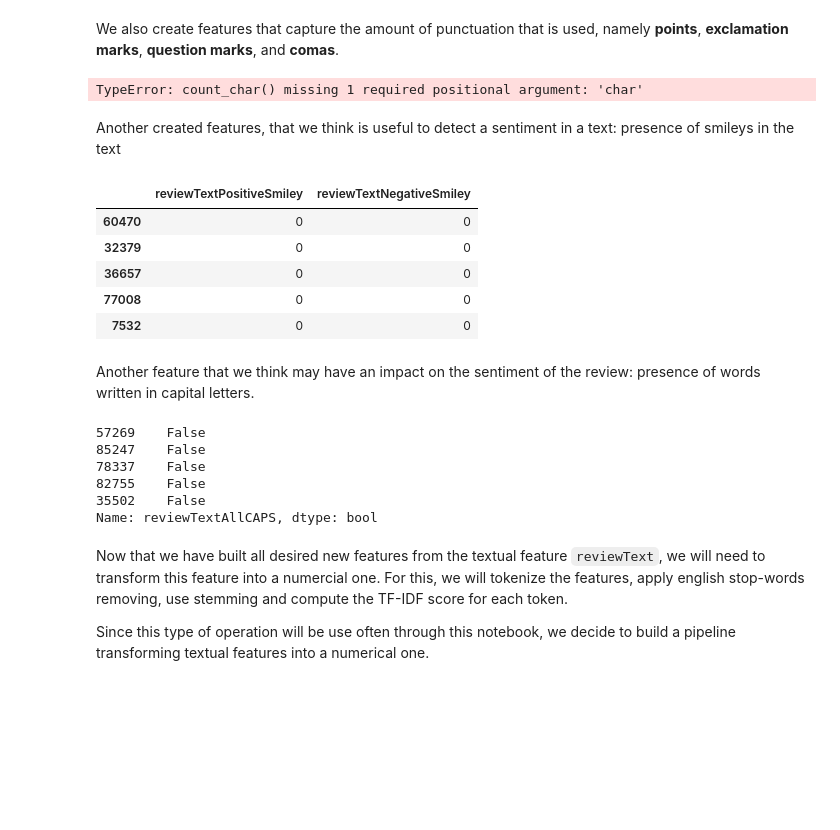
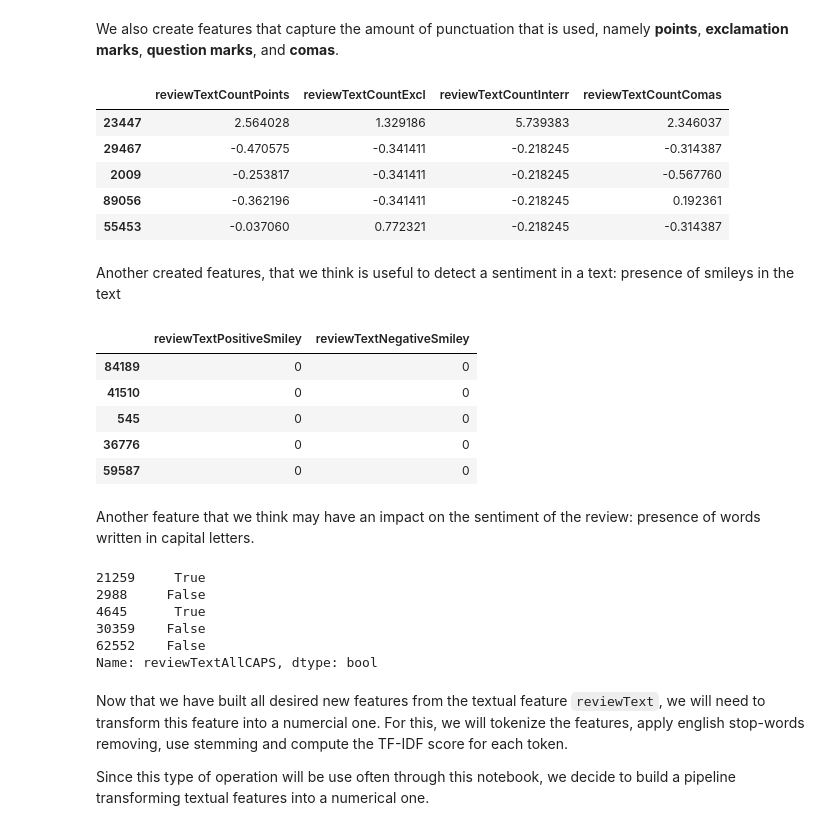
Before and after one commit to robich/dsfb, a Jupyter notebook: dsfb_project.ipynb, the cells around one changed output. Drawn from its saved outputs; the diff is of its cells as text; code cells hidden in the pictures; blank space fills up the shorter version.

```diff
--- a/dsfb_project.ipynb
+++ b/dsfb_project.ipynb
@@ -252,32 +249,37 @@ We also create features that capture the amount of punctuation that is used, nam
 # %%
 def count_char(row, char):
     return row.count(char)
 
 def createTextPunctuationFeatures(df, feature):
     df[feature+"CountPoints"] = df[feature].apply(count_char, args=("."))
     df[feature+"CountExcl"] = df[feature].apply(count_char, args=("!"))
     df[feature+"CountInterr"] = df[feature].apply(count_char, args=("?"))
     df[feature+"CountComas"] = df[feature].apply(count_char, args=(","))
 
 createTextPunctuationFeatures(df1, "reviewText")
 
 
 # Standardize all new features
 scalerCountPoints = StandardScaler()
 scalerCountExcl = StandardScaler()
 scalerCountInterr = StandardScaler()
 scalerCountComas = StandardScaler()
 
-df1.rtCountPoints = scalerCountPoints.fit_transform(df1.reviewTextCountPoints.values.reshape(-1,1))
-df1.rtCountExcl = scalerCountExcl.fit_transform(df1.reviewTextCountExcl.values.reshape(-1,1))
-df1.rtCountInterr = scalerCountInterr.fit_transform(df1.reviewTextCountInterr.values.reshape(-1,1))
-df1.rtCountComas = scalerCountComas.fit_transform(df1.reviewTextCountComas.values.reshape(-1,1))
+df1.reviewTextCountPoints = scalerCountPoints.fit_transform(df1.reviewTextCountPoints.values.reshape(-1,1))
+df1.reviewTextCountExcl = scalerCountExcl.fit_transform(df1.reviewTextCountExcl.values.reshape(-1,1))
+df1.reviewTextCountInterr = scalerCountInterr.fit_transform(df1.reviewTextCountInterr.values.reshape(-1,1))
+df1.reviewTextCountComas = scalerCountComas.fit_transform(df1.reviewTextCountComas.values.reshape(-1,1))
 
 
 # Output some sample
 df1[["reviewTextCountPoints", "reviewTextCountExcl", "reviewTextCountInterr", "reviewTextCountComas"]].sample(5)
 # %% [output]
-TypeError: count_char() missing 1 required positional argument: 'char'
+|  | reviewTextCountPoints | reviewTextCountExcl | reviewTextCountInterr | reviewTextCountComas |
+| 23447 | 2.564028 | 1.329186 | 5.739383 | 2.346037 |
+| 29467 | -0.470575 | -0.341411 | -0.218245 | -0.314387 |
+| 2009 | -0.253817 | -0.341411 | -0.218245 | -0.567760 |
+| 89056 | -0.362196 | -0.341411 | -0.218245 | 0.192361 |
+| 55453 | -0.037060 | 0.772321 | -0.218245 | -0.314387 |
 # %% [markdown]
 Another created features, that we think is useful to detect a sentiment in a text: presence of smileys in the text
 # %%
@@ -294,11 +296,11 @@ contains_smiley(df1, "reviewText")
 df1[["reviewTextPositiveSmiley", "reviewTextNegativeSmiley"]].sample(5)
 # %% [output]
 |  | reviewTextPositiveSmiley | reviewTextNegativeSmiley |
-| 60470 | 0 | 0 |
-| 32379 | 0 | 0 |
-| 36657 | 0 | 0 |
-| 77008 | 0 | 0 |
-| 7532 | 0 | 0 |
+| 84189 | 0 | 0 |
+| 41510 | 0 | 0 |
+| 545 | 0 | 0 |
+| 36776 | 0 | 0 |
+| 59587 | 0 | 0 |
 # %% [markdown]
 Another feature that we think may have an impact on the sentiment of the review: presence of words written in capital letters.
 # %%
@@ -323,11 +325,11 @@ createALLCAPS(df1, "reviewText")
 
 df1.reviewTextAllCAPS.sample(5)
 # %% [output]
-57269    False
-85247    False
-78337    False
-82755    False
-35502    False
+21259     True
+2988     False
+4645      True
+30359    False
+62552    False
 Name: reviewTextAllCAPS, dtype: bool
 # %% [markdown]
 Now that we have built all desired new features from the textual feature `reviewText`, we will need to transform this feature into a numercial one. For this, we will tokenize the features, apply english stop-words removing, use stemming and compute the TF-IDF score for each token.
```
Also changed, not shown: parts of 83 cells of this notebook, 6 other files.
